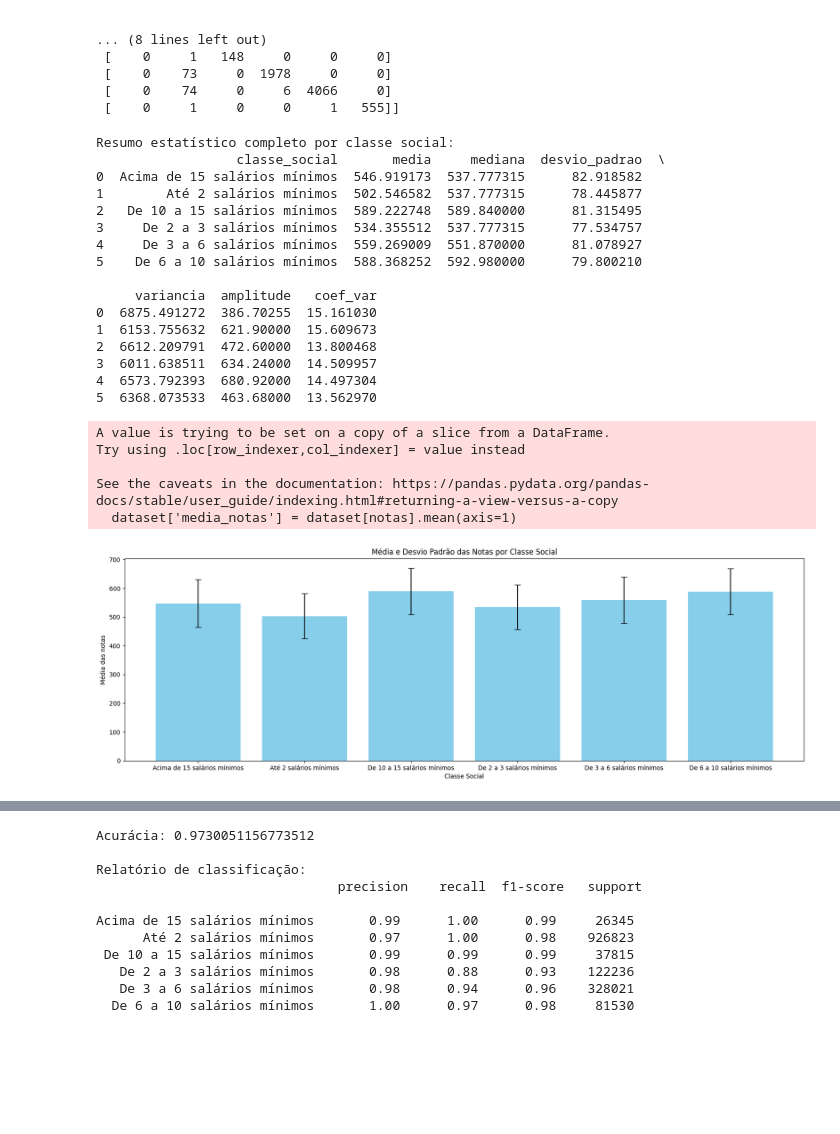
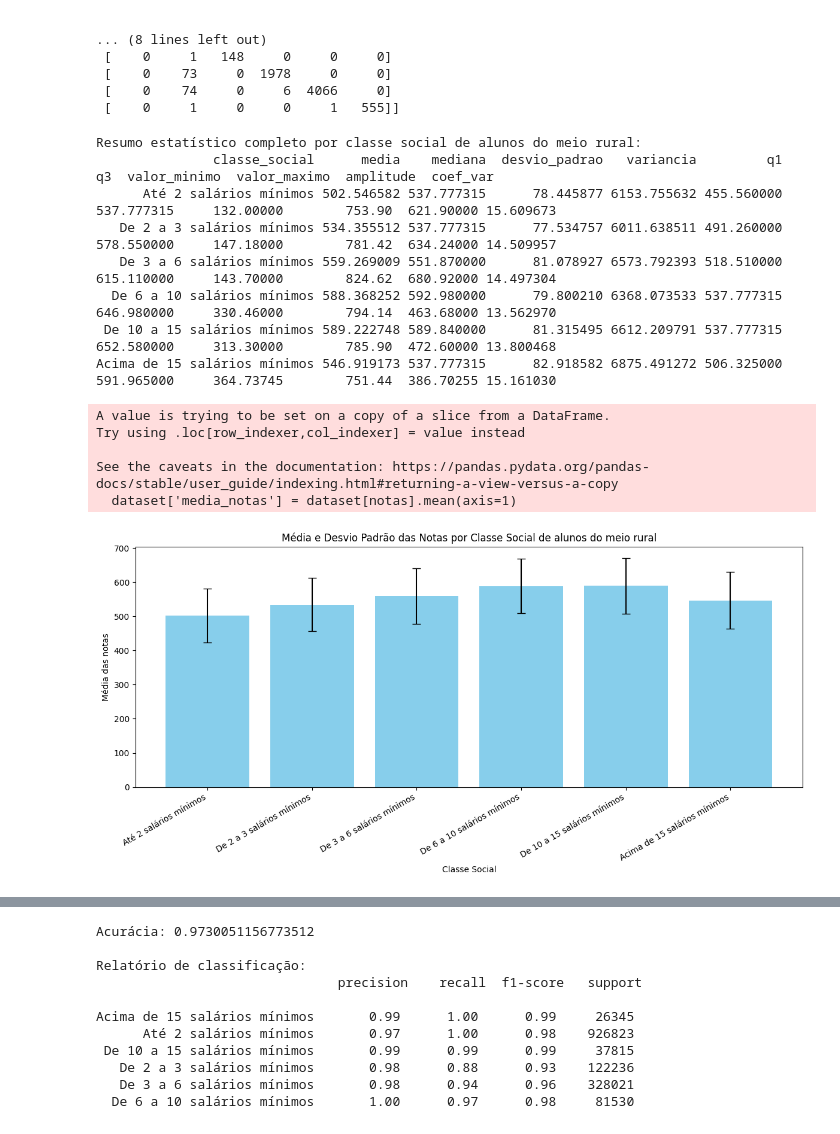
Before and after one commit to vinicarlosss/TCC_Sistemas-de-informa-o, a Jupyter notebook: arvore_decisao.ipynb, the cells around one changed output, grey strips where cells are left out. Drawn from its saved outputs; the diff is of its cells as text; code cells hidden in the pictures; blank space fills up the shorter version.

Commit message:
refactor: changing function analisar_desempenho_por_classe to calculate q1, q3, max and min value

```diff
--- a/arvore_decisao.ipynb
+++ b/arvore_decisao.ipynb
@@ -286,10 +286,7 @@ def analisar_importancia_features(modelo, clf, top_n=None):
 
     return df_importancias
 # %%
-def analisar_desempenho_por_classe(dataset,
-                                   notas=['NU_NOTA_CH','NU_NOTA_CN','NU_NOTA_LC','NU_NOTA_MT','NU_NOTA_REDACAO'],
-                                   salvar_fig=False,
-                                   nome_fig_prefixo="desempenho"):
+def analisar_desempenho_por_classe(dataset, nome_dataset, notas=['NU_NOTA_CH','NU_NOTA_CN','NU_NOTA_LC','NU_NOTA_MT','NU_NOTA_REDACAO']):
     """
     Analisa estatísticas das notas por classe social, incluindo média, mediana,
     desvio padrão, variância, amplitude e coeficiente de variação.
@@ -312,6 +309,10 @@ def analisar_desempenho_por_classe(dataset,
         mediana='median',
         desvio_padrao='std',
         variancia='var',
+        q1=lambda x: np.percentile(x, 25),
+        q3=lambda x: np.percentile(x, 75),
+        valor_minimo='min',
+        valor_maximo='max',
         amplitude=calc_amplitude,
         coef_var=calc_cv
     ).reset_index()
@@ -339,9 +340,10 @@ def analisar_desempenho_por_classe(dataset,
     resumo = resumo.sort_values('ordem')
 
     # Imprimir tabela
-    print("\nResumo estatístico completo por classe social (ordenado):")
+    print(f"\nResumo estatístico completo por classe social {nome_dataset}:")
     print(resumo[['classe_social', 'media', 'mediana', 'desvio_padrao',
-                  'variancia', 'amplitude', 'coef_var']])
+                  'variancia', 'q1', 'q3', 'valor_minimo', 'valor_maximo',
+                  'amplitude', 'coef_var']].to_string(index=False))
 
     # Gráfico: média ± desvio padrão
     plt.figure(figsize=(12,6))
@@ -349,15 +351,11 @@ def analisar_desempenho_por_classe(dataset,
             yerr=resumo['desvio_padrao'], capsize=5, color='skyblue')
     plt.xlabel("Classe Social")
     plt.ylabel("Média das notas")
-    plt.title("Média e Desvio Padrão das Notas por Classe Social (Ordenado)")
+    plt.title(f"Média e Desvio Padrão das Notas por Classe Social {nome_dataset}")
     plt.xticks(rotation=30, ha='right')
     plt.tight_layout()
     plt.show()
 
-    # Salvar figura (opcional)
-    if salvar_fig:
-        plt.savefig(f"{nome_fig_prefixo}_media_desvio.png", dpi=300, bbox_inches='tight')
-
     return resumo
 # %%
 df_importancia = analisar_importancia_features_agregada(modelo, clf, categoricas, 20)
@@ -631,27 +613,19 @@ Acima de 15 salários mínimos       1.00      1.00      1.00        68
  [    0    74     0     6  4066     0]
  [    0     1     0     0     1   555]]
 # %%
-analisar_desempenho_por_classe(dataset_rural)
+analisar_desempenho_por_classe(dataset_rural, "de alunos do meio rural")
 # %% [output]
-Resumo estatístico completo por classe social:
-                  classe_social       media     mediana  desvio_padrao  \
-0  Acima de 15 salários mínimos  546.919173  537.777315      82.918582
-1        Até 2 salários mínimos  502.546582  537.777315      78.445877
-2   De 10 a 15 salários mínimos  589.222748  589.840000      81.315495
-3     De 2 a 3 salários mínimos  534.355512  537.777315      77.534757
-4     De 3 a 6 salários mínimos  559.269009  551.870000      81.078927
-5    De 6 a 10 salários mínimos  588.368252  592.980000      79.800210
-
-     variancia  amplitude   coef_var
-0  6875.491272  386.70255  15.161030
-1  6153.755632  621.90000  15.609673
-2  6612.209791  472.60000  13.800468
-3  6011.638511  634.24000  14.509957
-4  6573.792393  680.92000  14.497304
-5  6368.073533  463.68000  13.562970
+Resumo estatístico completo por classe social de alunos do meio rural:
+               classe_social      media    mediana  desvio_padrao   variancia         q1         q3  valor_minimo  valor_maximo  amplitude  coef_var
+      Até 2 salários mínimos 502.546582 537.777315      78.445877 6153.755632 455.560000 537.777315     132.00000        753.90  621.90000 15.609673
+   De 2 a 3 salários mínimos 534.355512 537.777315      77.534757 6011.638511 491.260000 578.550000     147.18000        781.42  634.24000 14.509957
+   De 3 a 6 salários mínimos 559.269009 551.870000      81.078927 6573.792393 518.510000 615.110000     143.70000        824.62  680.92000 14.497304
+  De 6 a 10 salários mínimos 588.368252 592.980000      79.800210 6368.073533 537.777315 646.980000     330.46000        794.14  463.68000 13.562970
+ De 10 a 15 salários mínimos 589.222748 589.840000      81.315495 6612.209791 537.777315 652.580000     313.30000        785.90  472.60000 13.800468
+Acima de 15 salários mínimos 546.919173 537.777315      82.918582 6875.491272 506.325000 591.965000     364.73745        751.44  386.70255 15.161030
 A value is trying to be set on a copy of a slice from a DataFrame.
 Try using .loc[row_indexer,col_indexer] = value instead
 
 See the caveats in the documentation: https://pandas.pydata.org/pandas-docs/stable/user_guide/indexing.html#returning-a-view-versus-a-copy
   dataset['media_notas'] = dataset[notas].mean(axis=1)
-[figure, old version]
+[figure, new version]
```
Also changed, not shown: parts of 7 cells of this notebook.
